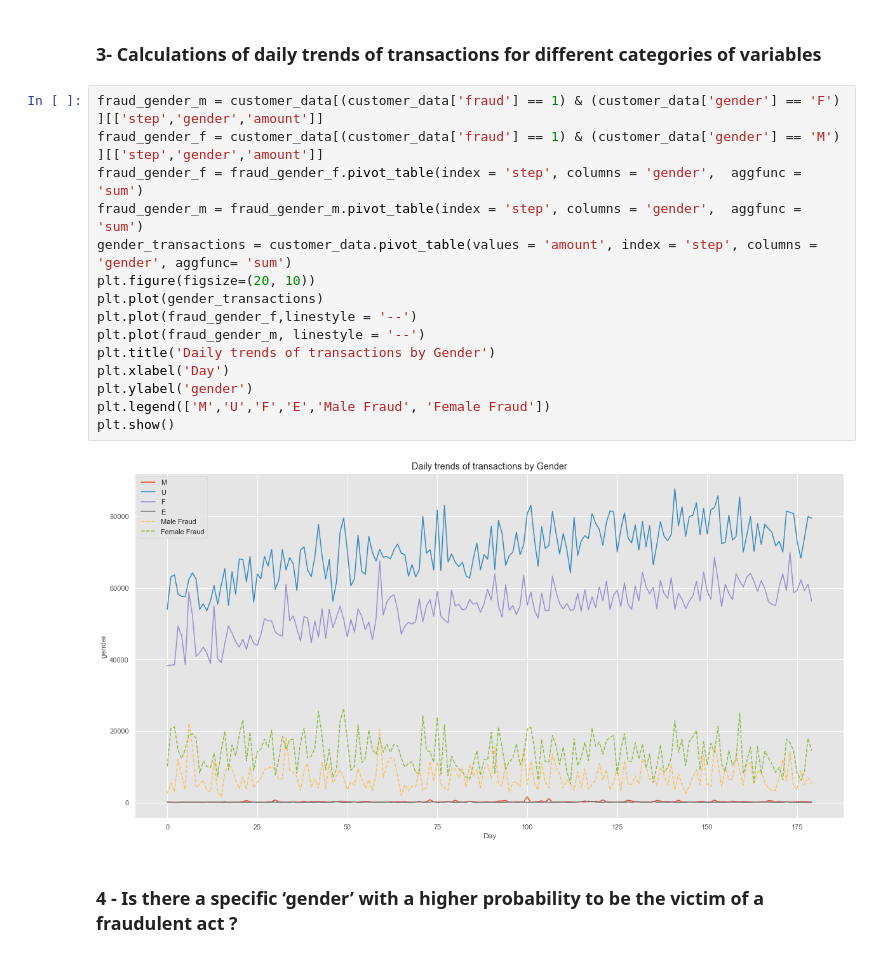
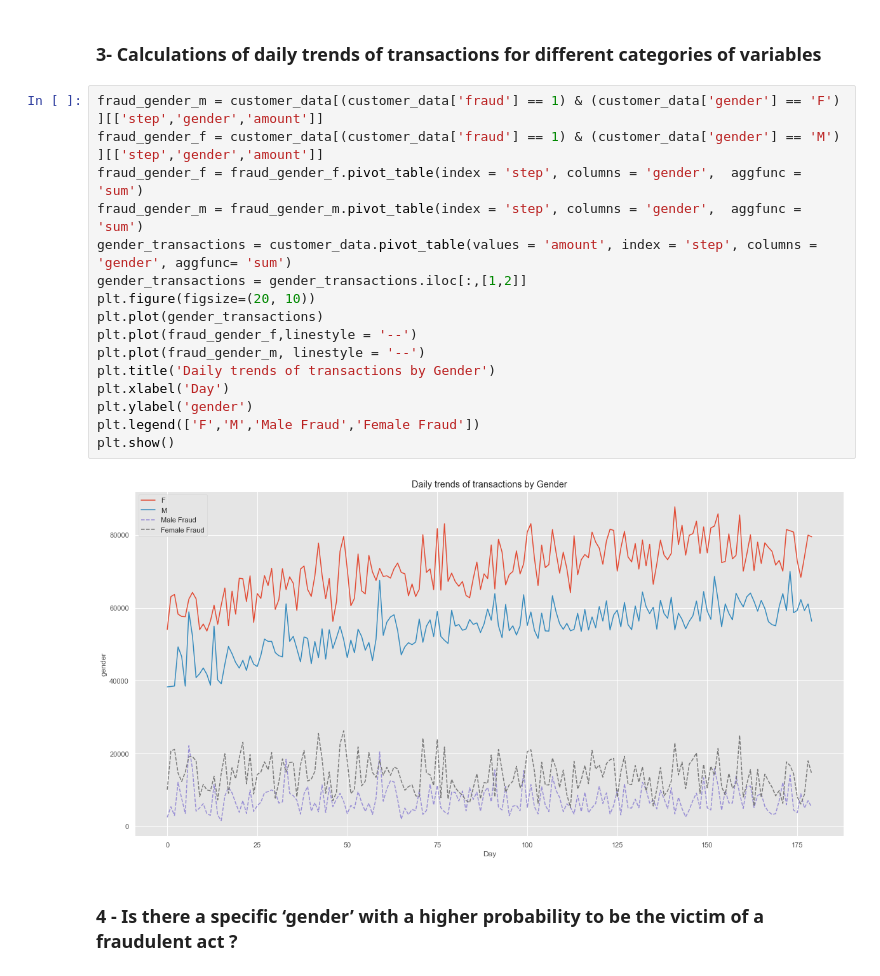
Before and after one commit to VIP509/Business-Intelligence-Project, a Jupyter notebook: BI Project.ipynb, the cells around one changed output. Saved outputs shown, nothing was run; the diff lists cells and outputs as text.

```diff
--- a/BI Project.ipynb
+++ b/BI Project.ipynb
@@ -343,20 +330,21 @@ generate_barchart(age_table,title = 'Victims of Fraudulent Transactions by age G
 # %%
 fraud_gender_m = customer_data[(customer_data['fraud'] == 1) & (customer_data['gender'] == 'F') ][['step','gender','amount']]
 fraud_gender_f = customer_data[(customer_data['fraud'] == 1) & (customer_data['gender'] == 'M') ][['step','gender','amount']]
 fraud_gender_f = fraud_gender_f.pivot_table(index = 'step', columns = 'gender',  aggfunc = 'sum')
 fraud_gender_m = fraud_gender_m.pivot_table(index = 'step', columns = 'gender',  aggfunc = 'sum')
 gender_transactions = customer_data.pivot_table(values = 'amount', index = 'step', columns = 'gender', aggfunc= 'sum')
+gender_transactions = gender_transactions.iloc[:,[1,2]]
 plt.figure(figsize=(20, 10))
 plt.plot(gender_transactions)
 plt.plot(fraud_gender_f,linestyle = '--')
 plt.plot(fraud_gender_m, linestyle = '--')
 plt.title('Daily trends of transactions by Gender')
 plt.xlabel('Day')
 plt.ylabel('gender')
-plt.legend(['M','U','F','E','Male Fraud', 'Female Fraud'])
+plt.legend(['F','M','Male Fraud','Female Fraud'])
 plt.show()
 # %% [output]
-[figure, old version]
+[figure, new version]
 # %% [markdown]
 ### 4 - Is there a specific ‘gender’ with a higher probability to be the victim of a fraudulent act ?
 # %%
```
Also changed, not shown: parts of 13 cells of this notebook, 10 other files.
